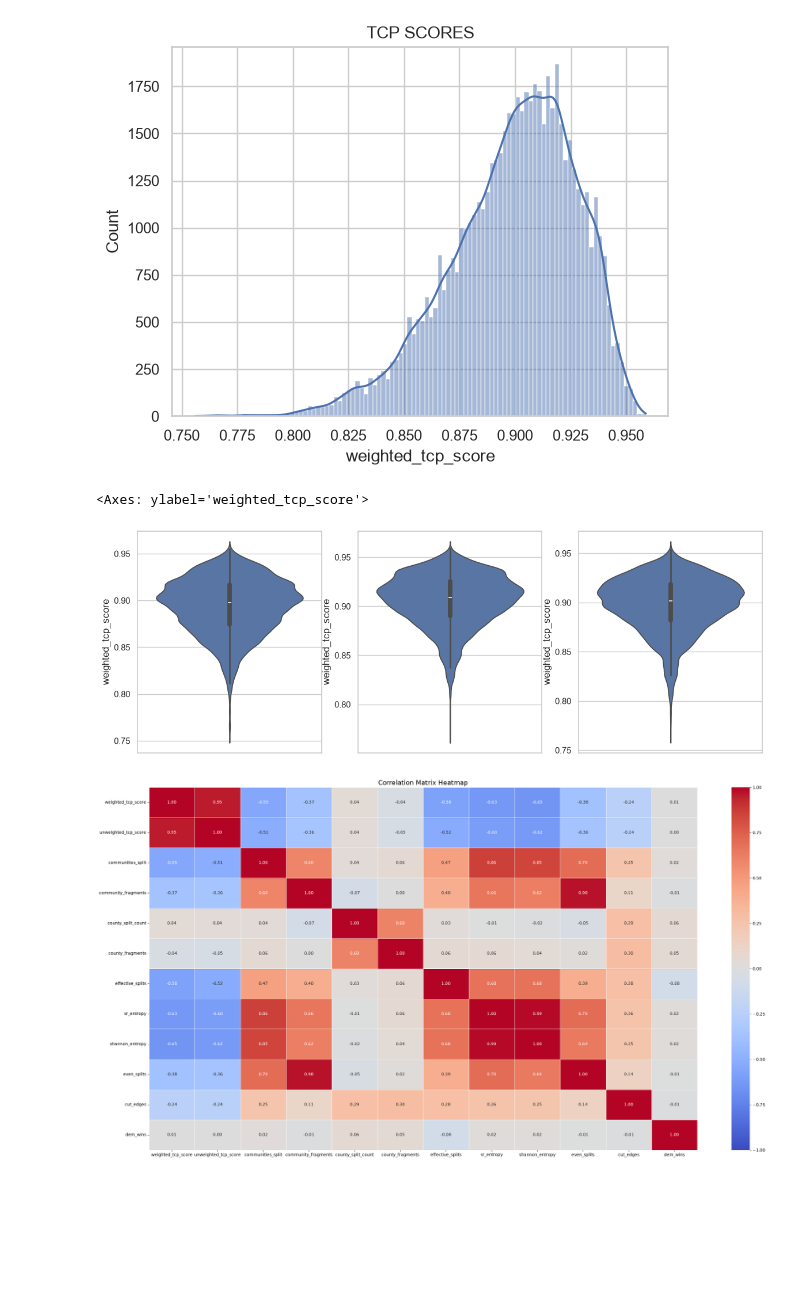
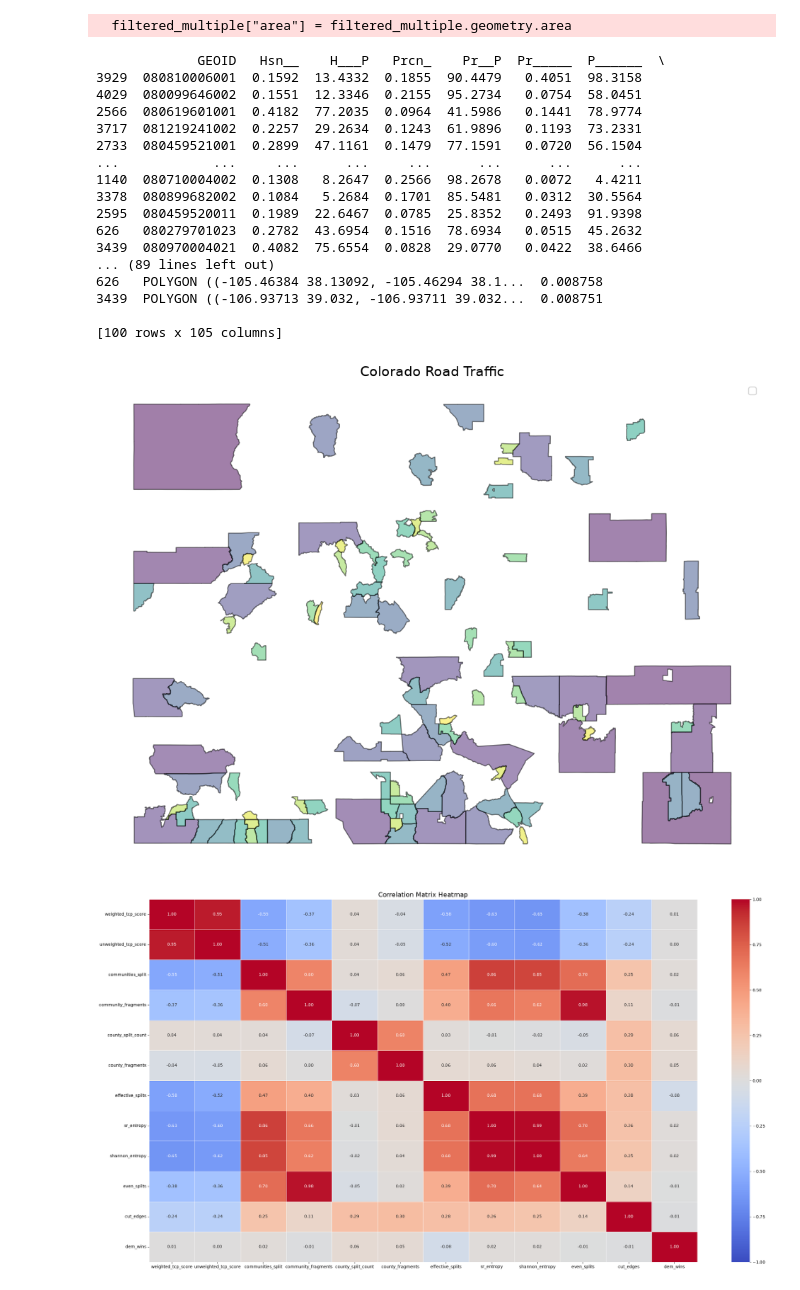
Before and after one commit to jevonlipsey/coi-preservation-project, a Jupyter notebook: co/multi_hist.ipynb, the cells around one changed output. Drawn from its saved outputs; the diff is of its cells as text; code cells hidden in the pictures; blank space fills up the shorter version.

```diff
--- a/co/multi_hist.ipynb
+++ b/co/multi_hist.ipynb
@@ -4,3 +4,54 @@ import geopandas as gpd
 import numpy as np
 import matplotlib.pyplot as plt
 import seaborn as sns
+# %%
+disport_cois = gpd.read_file("data/EJP_Main_English_v1_BlockGroup_20230803_-7417487947986533410/PublicFinal_CBG_112024.shp")
+
+
+filtered_multiple = disport_cois[(disport_cois['POCFlag'] > 0) | (disport_cois['LIFlag'] > 0) | (disport_cois['TJ'] > 0) | (disport_cois['LEPFlag'] > 0) | (disport_cois['HCBFlag'] > 0) | (disport_cois['ESFlag'] > 0)]
+#(disport_cois['Justice40F'] > 0)
+#print(filtered_multiple)
+
+
+filtered_multiple["geometry"] = filtered_multiple["geometry"].buffer(0)
+
+    # Calculate area (units depend on CRS: degrees² for EPSG:4326, meters² for projected CRS)
+filtered_multiple["area"] = filtered_multiple.geometry.area
+
+sorted_multiple = filtered_multiple.sort_values(by="area", ascending=False)
+
+sorted_multiple = sorted_multiple.iloc[:-1695]
+
+
+print(sorted_multiple)
+
+
+
+fig, ax = plt.subplots(figsize=(12, 10))
+
+sorted_multiple.plot(ax=ax, cmap = "viridis", alpha=0.5, edgecolor="black")
+
+ax.set_title("Colorado Road Traffic", fontsize=14)
+ax.legend()
+ax.axis("off")
+plt.show()
+# %% [output]
+  filtered_multiple["area"] = filtered_multiple.geometry.area
+             GEOID   Hsn__    H___P   Prcn_    Pr__P  Pr_____  P______  \
+3929  080810006001  0.1592  13.4332  0.1855  90.4479   0.4051  98.3158
+4029  080099646002  0.1551  12.3346  0.2155  95.2734   0.0754  58.0451
+2566  080619601001  0.4182  77.2035  0.0964  41.5986   0.1441  78.9774
+3717  081219241002  0.2257  29.2634  0.1243  61.9896   0.1193  73.2331
+2733  080459521001  0.2899  47.1161  0.1479  77.1591   0.0720  56.1504
+...            ...     ...      ...     ...      ...      ...      ...
+1140  080710004002  0.1308   8.2647  0.2566  98.2678   0.0072   4.4211
+3378  080899682002  0.1084   5.2684  0.1701  85.5481   0.0312  30.5564
+2595  080459520011  0.1989  22.6467  0.0785  25.8352   0.2493  91.9398
+626   080279701023  0.2782  43.6954  0.1516  78.6934   0.0515  45.2632
+3439  080970004021  0.4082  75.6554  0.0828  29.0770   0.0422  38.6466
+... (89 lines left out)
+626   POLYGON ((-105.46384 38.13092, -105.46294 38.1...  0.008758
+3439  POLYGON ((-106.93713 39.032, -106.93711 39.032...  0.008751
+
+[100 rows x 105 columns]
+[figure, added]
@@ -15,30 +70,3 @@ u_sh = pd.read_csv('csvs/colorado_unoptimized_sh_100k.csv')
-# %%
-'''
-sns.set_theme(style = 'whitegrid')
-sns.histplot(
-    data = combined,
-    x = 'weighted_tcp_score',
-    #hue = 'Dataset',
-    multiple = 'layer',
-    alpha = 0.5,
-    kde = True
-)
-plt.title('TCP SCORES')
-plt.show()
-'''
-# %% [output]
-[figure, removed]
-# %%
-''' fig, axes= plt.subplots(1,3, figsize =(14,5))
-
-
-sns.violinplot(data = es, y = 'weighted_tcp_score', ax =axes[0] )
-sns.violinplot(data = se, y = 'weighted_tcp_score', ax =axes[1] )
-sns.violinplot(data = sr, y = 'weighted_tcp_score', ax =axes[2] )
-'''
-# %% [output]
-<Axes: ylabel='weighted_tcp_score'>
-[figure, removed]
 # %%
 #print(n_ss.columns)
 cols = ['weighted_tcp_score', 'unweighted_tcp_score', 'communities_split', 'community_fragments', 'county_split_count', 'county_fragments', 'effective_splits', 'sr_entropy', 'shannon_entropy', 'even_splits', 'cut_edges', 'dem_wins']
```
Also changed, not shown: parts of 2 cells of this notebook, 1 other file.
